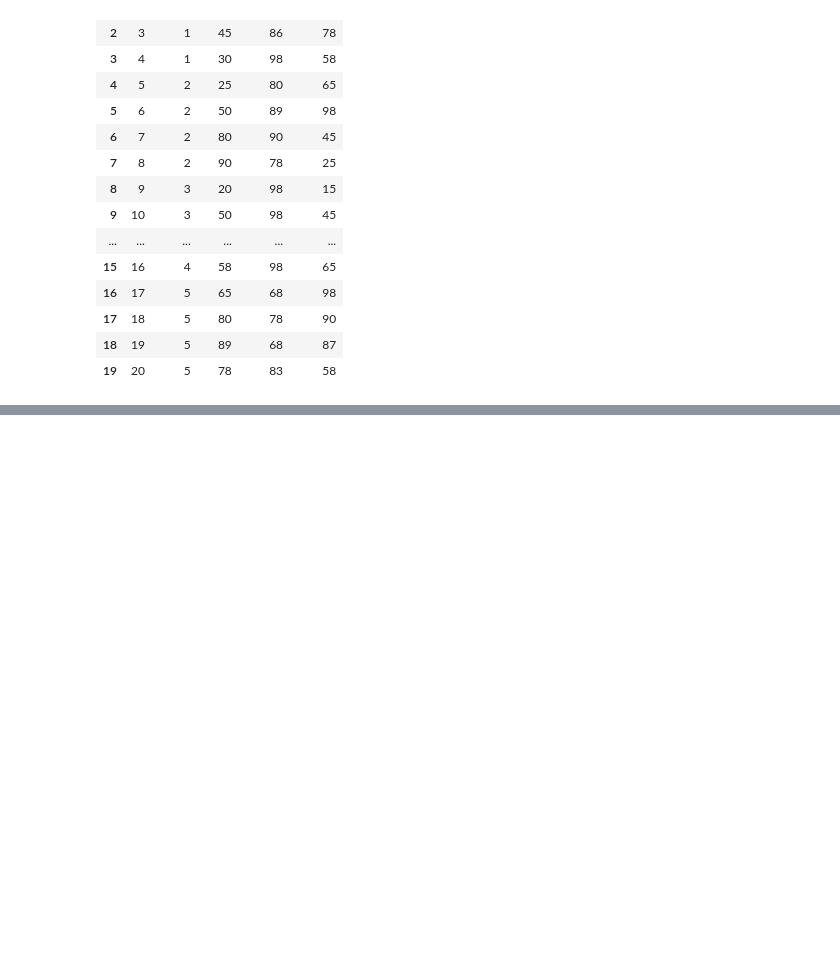
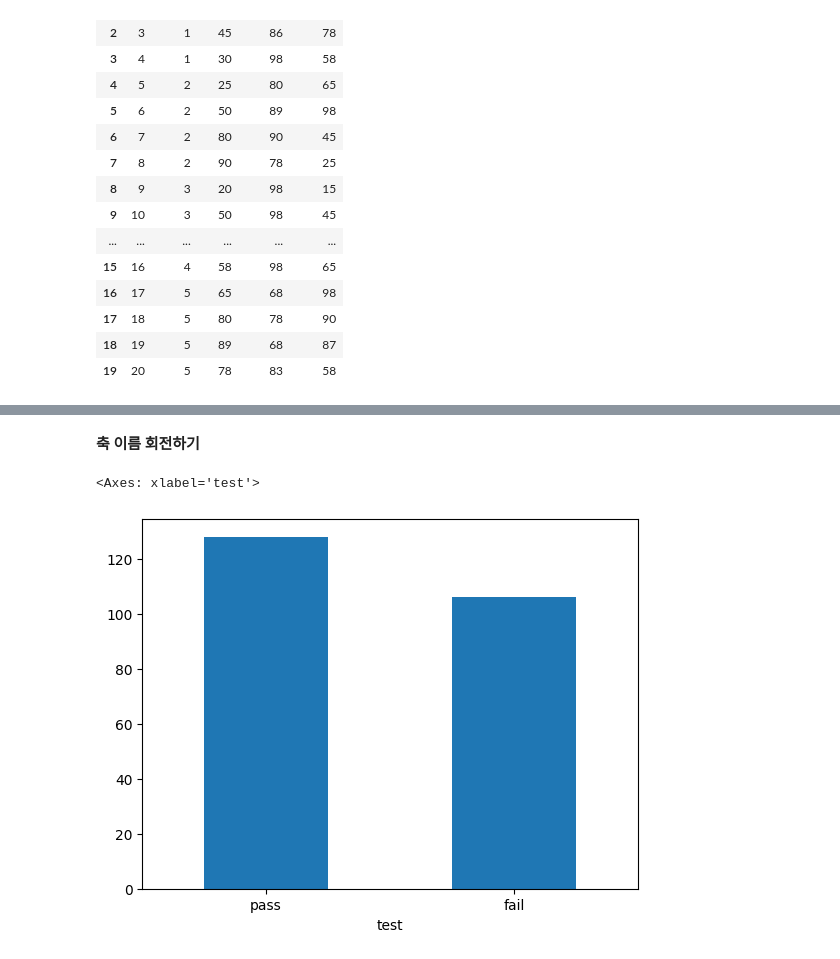
Before and after one commit to htkim1097/GreenTechCourse, a Jupyter notebook: 02_DataAnalysis/D021_250617/ex250617.ipynb, the cells around one changed output, grey strips where cells are left out. Saved outputs shown, nothing was run; the diff lists cells and outputs as text; code cells hidden in the pictures; blank space fills up the shorter version.

```diff
--- a/02_DataAnalysis/D021_250617/ex250617.ipynb
+++ b/02_DataAnalysis/D021_250617/ex250617.ipynb
@@ -211,0 +573,8 @@ df_csv_exam.to_csv('my_csv.csv')
+# %% [markdown]
+**축 이름 회전하기**
+# %%
+# 축 이름 수평으로 만들기
+count_test.plot.bar(rot=0)
+# %% [output]
+<Axes: xlabel='test'>
+[figure, added]
```
Also changed, not shown: parts of 152 cells of this notebook, 10 other files.
